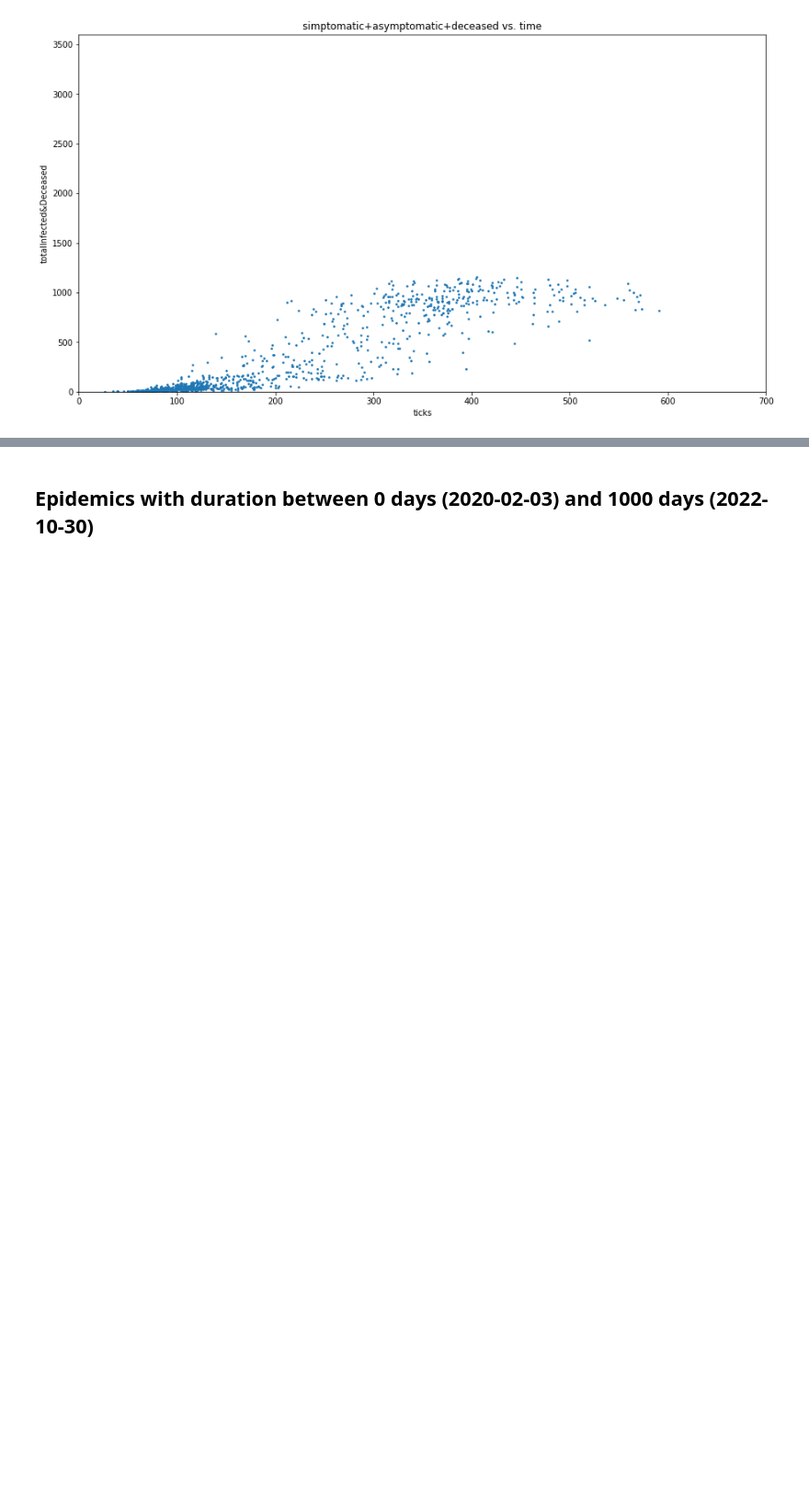
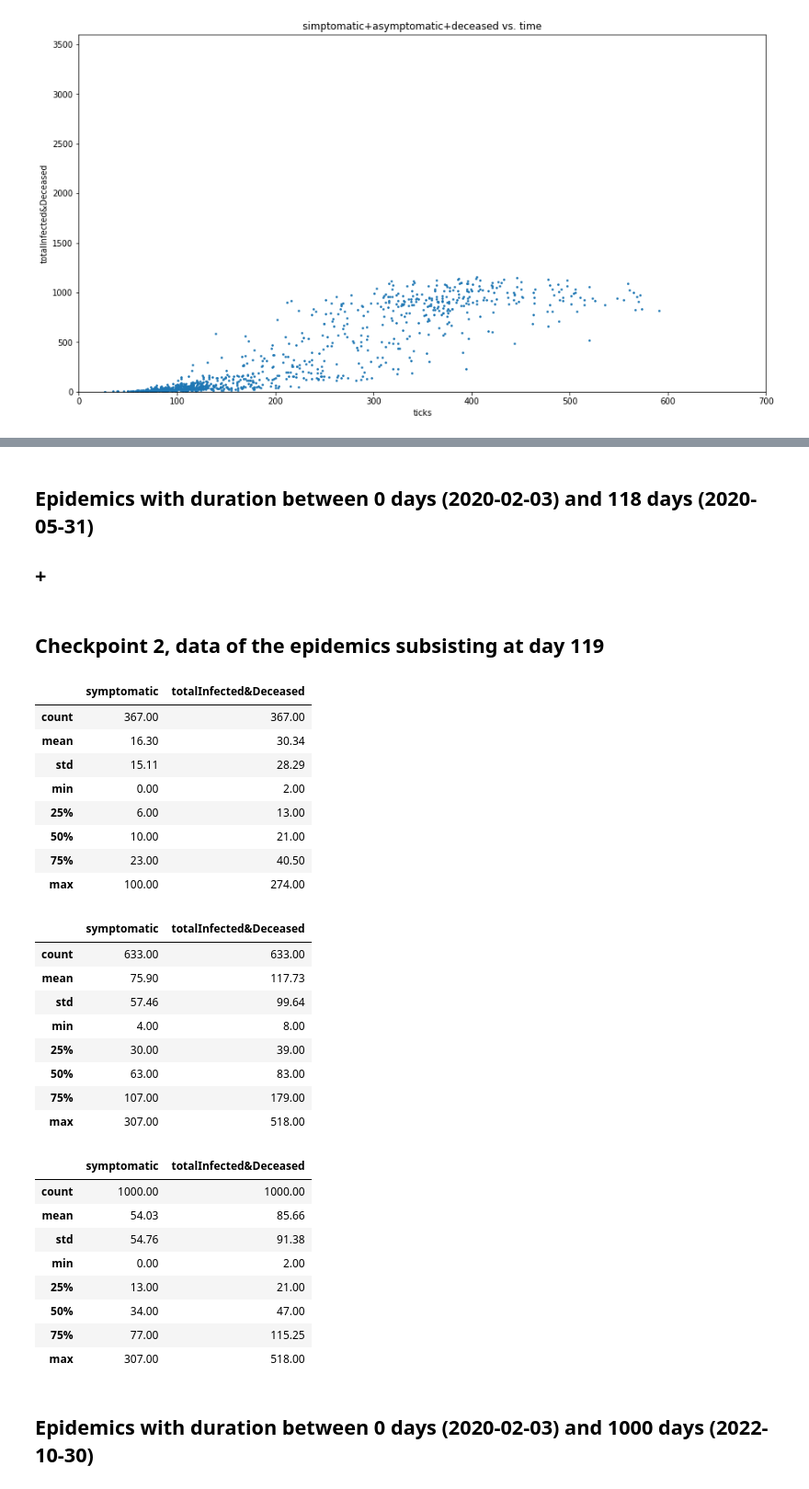
Before and after one commit to terna/readSIsaR_BatchResults, a Jupyter notebook: readRunResults1kStableSeedsCPoints_basicControl_schoolOpenSept_plusHMlog.ipynb, the cells around one changed output, grey strips where cells are left out. Shown at 92% size. Cells and saved outputs as stored; diff of their text form; code cells hidden in the pictures; blank space fills up the shorter version.

```diff
--- a/readRunResults1kStableSeedsCPoints_basicControl_schoolOpenSept_plusHMlog.ipynb
+++ b/readRunResults1kStableSeedsCPoints_basicControl_schoolOpenSept_plusHMlog.ipynb
@@ -275,6 +279,68 @@ def checkPoint(cpN,durationCol,title):
                     'duration']].describe();
     display(tmp)
     display(print(tmp.to_latex()))
+# %%
+def checkPointInterval(day0,day1,cpN,durationCol,title):
+
+    display(md ("## Epidemics with duration between {} days ({}) and {} days ({})\n## +"\
+                   .format(day0,day(day0).strftime("%Y-%m-%d"),\
+                           day1,day(day1).strftime("%Y-%m-%d"))) )
+    display(md ("## Checkpoint {}, data of the epidemics subsisting at day {}"\
+                   .format(cpN[0],cpN[1])) )
+
+    rundfHere1=rundf.copy()
+    rundfHere1=rundfHere1[rundfHere1[durationCol]>=day0]
+    rundfHere1=rundfHere1[rundfHere1[durationCol]<=day1]
+
+    rundfHere1.rename(columns={'cumulativeRedCount': 'symptomatic'},inplace=True)
+
+    display(rundfHere1[['symptomatic','totalInfected&Deceased']].describe())
+
+    rundfHere2=rundf.copy()
+    rundfHere2=rundfHere2.drop(['totalInfected&Deceased'], axis=1)
+    rundfHere2=rundfHere2[rundfHere2[durationCol]>=cpN[1]]
+    rundfHere2.rename(columns={cpN[2]: 'symptomatic',
+                               cpN[3]: 'totalInfected&Deceased'},inplace=True)
+    display(rundfHere2[['symptomatic','totalInfected&Deceased']].describe())
+
+    rundfHere12=pd.DataFrame()
+    rundfHere12[['symptomatic','totalInfected&Deceased']]=\
+          rundfHere1[['symptomatic','totalInfected&Deceased']]\
+          .append(rundfHere2[['symptomatic','totalInfected&Deceased']])
+    display(rundfHere12[['symptomatic','totalInfected&Deceased']].describe())
+# %%
+checkPointInterval(start,cp2[1]-1,cp2,"ticks","boh")
+# %% [output]
+## Epidemics with duration between 0 days (2020-02-03) and 118 days (2020-05-31)
+## +
+## Checkpoint 2, data of the epidemics subsisting at day 119
+|  | symptomatic | totalInfected&Deceased |
+| count | 367.00 | 367.00 |
+| mean | 16.30 | 30.34 |
+| std | 15.11 | 28.29 |
+| min | 0.00 | 2.00 |
+| 25% | 6.00 | 13.00 |
+| 50% | 10.00 | 21.00 |
+| 75% | 23.00 | 40.50 |
+| max | 100.00 | 274.00 |
+|  | symptomatic | totalInfected&Deceased |
+| count | 633.00 | 633.00 |
+| mean | 75.90 | 117.73 |
+| std | 57.46 | 99.64 |
+| min | 4.00 | 8.00 |
+| 25% | 30.00 | 39.00 |
+| 50% | 63.00 | 83.00 |
+| 75% | 107.00 | 179.00 |
+| max | 307.00 | 518.00 |
+|  | symptomatic | totalInfected&Deceased |
+| count | 1000.00 | 1000.00 |
+| mean | 54.03 | 85.66 |
+| std | 54.76 | 91.38 |
+| min | 0.00 | 2.00 |
+| 25% | 13.00 | 21.00 |
+| 50% | 34.00 | 47.00 |
+| 75% | 77.00 | 115.25 |
+| max | 307.00 | 518.00 |
 # %%
 timeFunction(start,end,"ticks",'1000 epidemics with non-pharmaceutical containment measures,\n'+
           'schools open in Sep')
```
Also changed, not shown: parts of 3 cells of this notebook, 1 other file.
